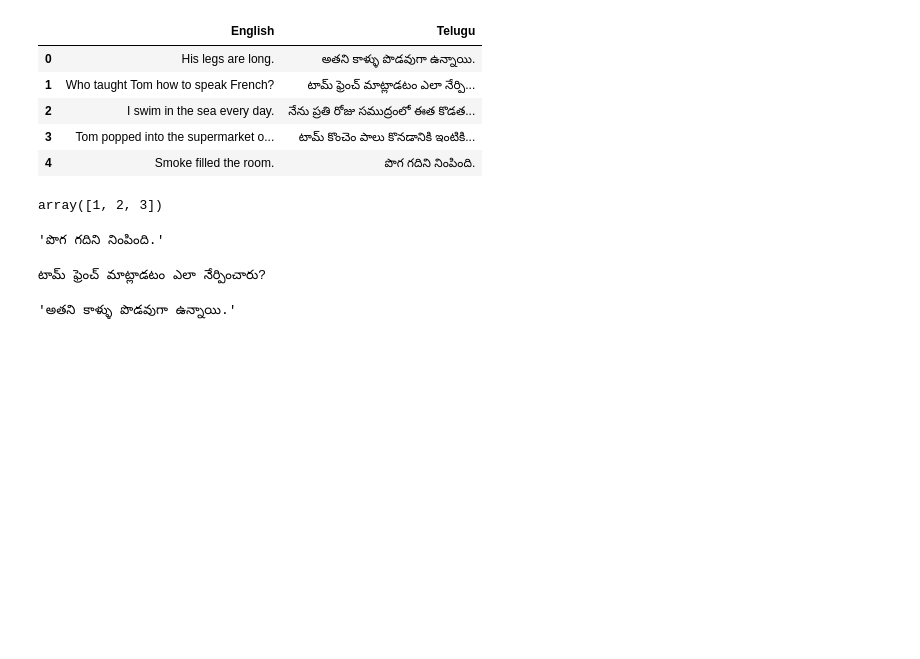
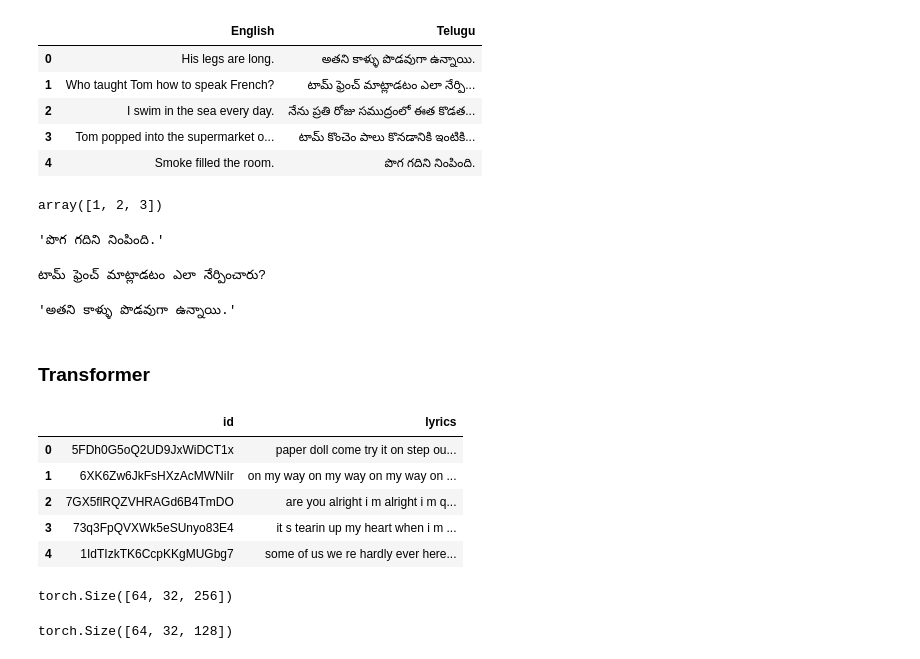
Before and after one commit to shanmukh05/scratch_nlp, a Jupyter notebook: Experiments.ipynb, the cells around one changed output. Cells and saved outputs as stored; diff of their text form; code cells hidden in the pictures; blank space fills up the shorter version.

Commit message:
Added Transformer Implementation

```diff
--- a/Experiments.ipynb
+++ b/Experiments.ipynb
@@ -1546,3 +1546,5 @@ print(output_text)
 tel[0].encode("utf-8").decode()
 # %% [output]
 'అతని కాళ్ళు పొడవుగా ఉన్నాయి.'
+# %% [markdown]
+### Transformer
@@ -1548,0 +1560,16 @@ tel[0].encode("utf-8").decode()
+# %%
+config_path = "./configs/transformer.yaml"
+with open(config_path, "r") as stream:
+    config_dict = yaml.safe_load(stream)
+
+input_path = config_dict["paths"]["input_file"]
+# %%
+df = pd.read_csv(input_path, nrows=100)
+df.head()
+# %% [output]
+|  | id | lyrics |
+| 0 | 5FDh0G5oQ2UD9JxWiDCT1x | paper doll come try it on step ou... |
+| 1 | 6XK6Zw6JkFsHXzAcMWNiIr | on my way on my way on my way on ... |
+| 2 | 7GX5flRQZVHRAGd6B4TmDO | are you alright i m alright i m q... |
+| 3 | 73q3FpQVXWk5eSUnyo83E4 | it s tearin up my heart when i m ... |
+| 4 | 1IdTIzkTK6CcpKKgMUGbg7 | some of us we re hardly ever here... |
@@ -1548,0 +1578,12 @@ tel[0].encode("utf-8").decode()
+# %%
+num_vocab = config_dict["dataset"]["num_vocab"]
+seq_len = config_dict["dataset"]["seq_len"]
+
+src = torch.randint(1, num_vocab, (64, seq_len))
+tgt = torch.randint(1, num_vocab, (64, seq_len))
+
+transformer = Transformer(config_dict)
+out = transformer(src, tgt)
+out.shape
+# %% [output]
+torch.Size([64, 32, 256])
@@ -1548,0 +1606,38 @@ tel[0].encode("utf-8").decode()
+# %%
+import torch
+import torch.nn as nn
+import math
+
+batch_size = 64
+seq_len = 32
+d_model = 128
+num_heads = 8
+d_k = d_model//num_heads
+Q = torch.randn(batch_size, seq_len, d_model)
+K = torch.randn(batch_size, seq_len, d_model)
+V = torch.randn(batch_size, seq_len, d_model)
+
+Wq = nn.Linear(d_model, d_model)
+Wk = nn.Linear(d_model, d_model)
+Wv = nn.Linear(d_model, d_model)
+
+Q = Wq(Q)
+K = Wk(K)
+V = Wv(V)
+
+Q_ls = Q.view(batch_size, seq_len, num_heads, d_k).transpose(1, 2)
+K_ls = K.view(batch_size, seq_len, num_heads, d_k).transpose(1, 2)
+V_ls = V.view(batch_size, seq_len, num_heads, d_k).transpose(1, 2)
+# torch.split(V, split_size_or_sections=d_k, dim=-1)
+
+matmul = torch.matmul(Q_ls, K_ls.transpose(-1, -2))
+mask_ids = torch.triu_indices(seq_len, seq_len, offset=1)
+matmul[:, :, mask_ids[0], mask_ids[1]] = -1e9
+scale = matmul/math.sqrt(d_k)
+softmax = nn.Softmax(dim=-1)(scale)
+attn_qkv = torch.matmul(softmax, V_ls)
+
+attn_qkv_concat = attn_qkv.transpose(1, 2).reshape(batch_size, seq_len, d_model)
+attn_qkv_concat.shape
+# %% [output]
+torch.Size([64, 32, 128])
```
Also changed, not shown: parts of 7 cells of this notebook, 5 other files.
